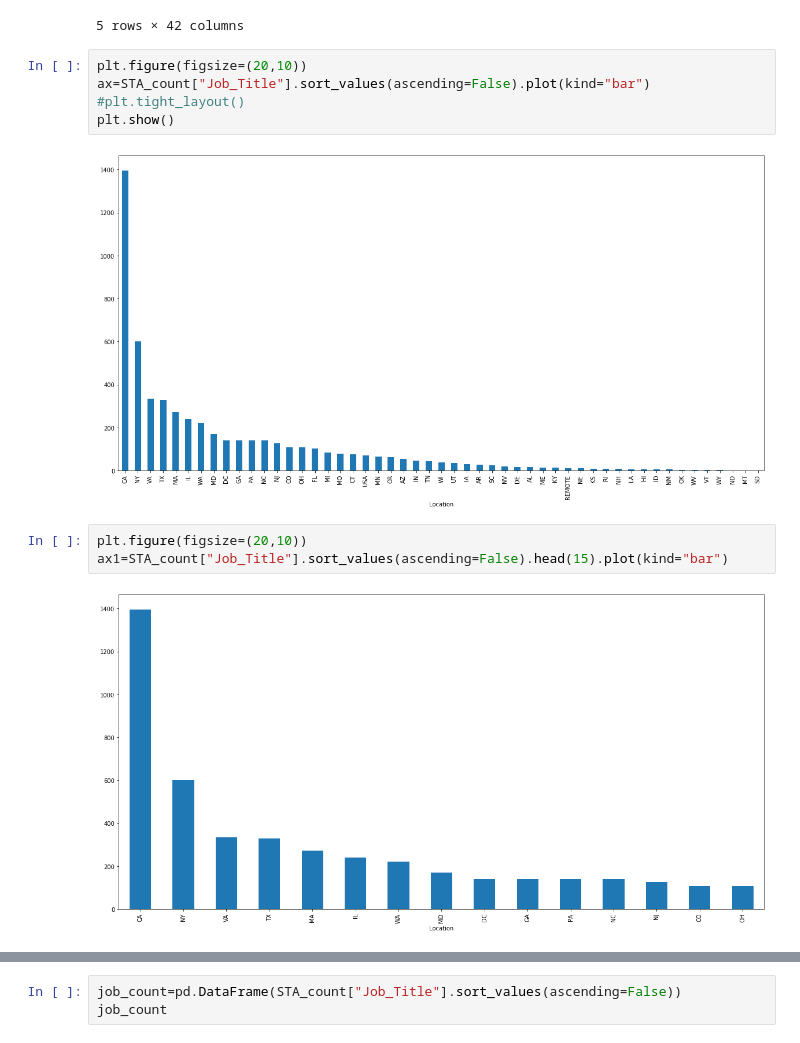
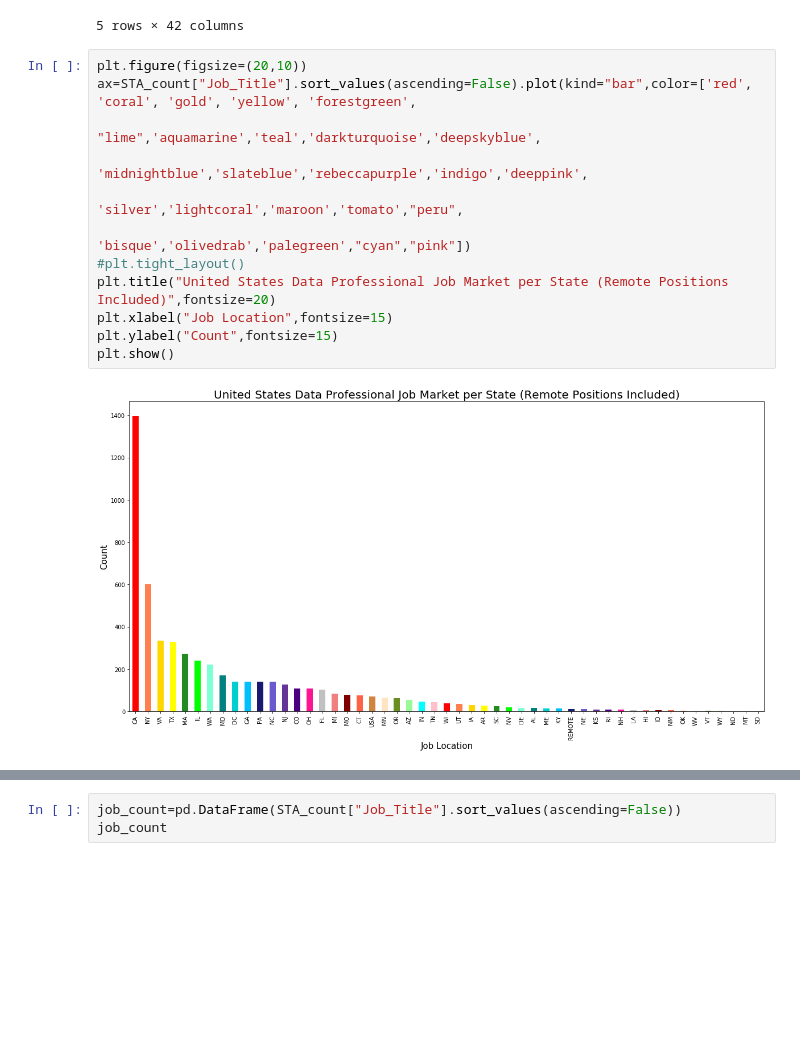
Before and after one commit to GitGTBoot/Project-1, a Jupyter notebook: Project 1.ipynb, the cells around one changed output, grey strips where cells are left out. Saved outputs shown, nothing was run; the diff lists cells and outputs as text; blank space fills up the shorter version.

```diff
--- a/Project 1.ipynb
+++ b/Project 1.ipynb
@@ -57,15 +57,17 @@ STA_count.head()
 | CA | 1395 | 1395 | 1395 | 1395 | 1395 | 1335 | 1395 | 1381 | ... |
 | CO | 109 | 109 | 109 | 109 | 109 | 107 | 109 | 106 | ... |
 5 rows × 42 columns
-# %%
-plt.figure(figsize=(20,10))
-ax=STA_count["Job_Title"].sort_values(ascending=False).plot(kind="bar")
-#plt.tight_layout()
-plt.show()
-# %% [output]
-[figure, removed]
-# %%
-plt.figure(figsize=(20,10))
-ax1=STA_count["Job_Title"].sort_values(ascending=False).head(15).plot(kind="bar")
-# %% [output]
-[figure, removed]
+# %%
+plt.figure(figsize=(20,10))
+ax=STA_count["Job_Title"].sort_values(ascending=False).plot(kind="bar",color=['red', 'coral', 'gold', 'yellow', 'forestgreen',
+                                                                             "lime",'aquamarine','teal','darkturquoise','deepskyblue',
+                                                                             'midnightblue','slateblue','rebeccapurple','indigo','deeppink',
+                                                                             'silver','lightcoral','maroon','tomato',"peru",
+                                                                             'bisque','olivedrab','palegreen',"cyan","pink"])
+#plt.tight_layout()
+plt.title("United States Data Professional Job Market per State (Remote Positions Included)",fontsize=20)
+plt.xlabel("Job Location",fontsize=15)
+plt.ylabel("Count",fontsize=15)
+plt.show()
+# %% [output]
+[figure, added]
```
Also changed, not shown: parts of 24 cells of this notebook, 1 other file.
